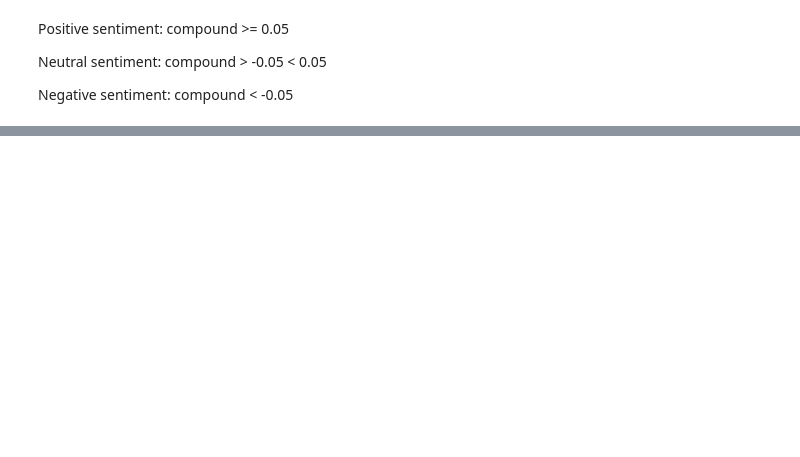
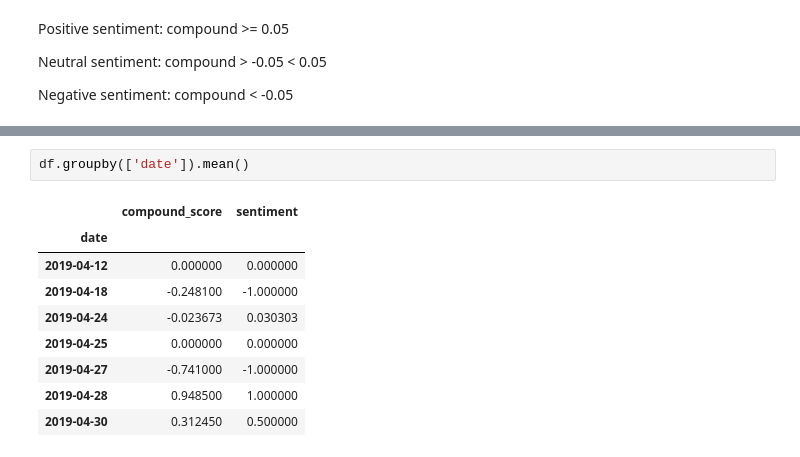
Before and after one commit to MathiasLund/exam-semester2, a Jupyter notebook: Datascraper_Yahoo.ipynb, the cells around one changed output, grey strips where cells are left out. Drawn from its saved outputs; the diff is of its cells as text; blank space fills up the shorter version.

```diff
--- a/Datascraper_Yahoo.ipynb
+++ b/Datascraper_Yahoo.ipynb
@@ -265,0 +273,12 @@ df.head()
+# %%
+df.groupby(['date']).mean()
+# %% [output]
+|  | compound_score | sentiment |
+| date |  |  |
+| 2019-04-12 | 0.000000 | 0.000000 |
+| 2019-04-18 | -0.248100 | -1.000000 |
+| 2019-04-24 | -0.023673 | 0.030303 |
+| 2019-04-25 | 0.000000 | 0.000000 |
+| 2019-04-27 | -0.741000 | -1.000000 |
+| 2019-04-28 | 0.948500 | 1.000000 |
+| 2019-04-30 | 0.312450 | 0.500000 |
```
Also changed, not shown: parts of 18 cells of this notebook, 3 other files.
